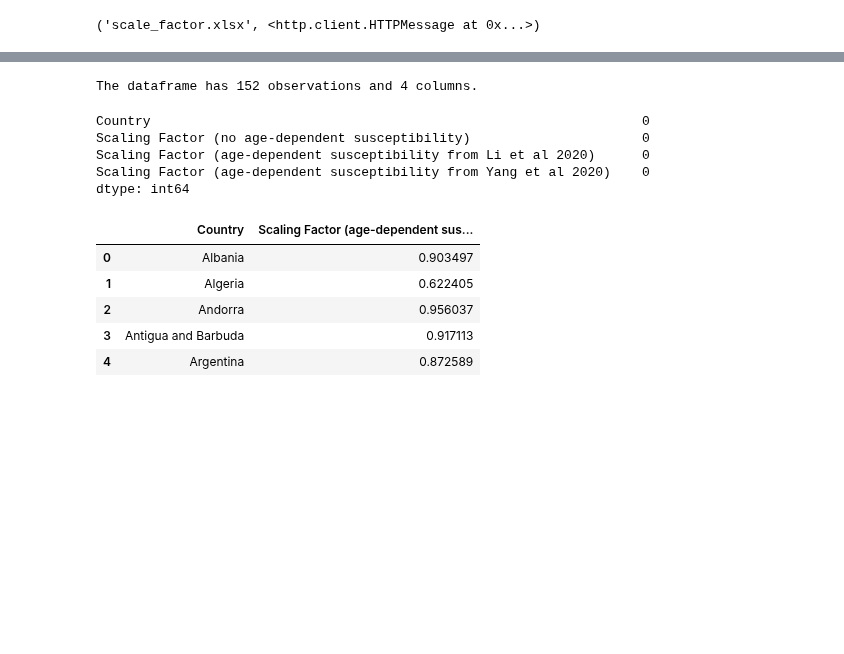
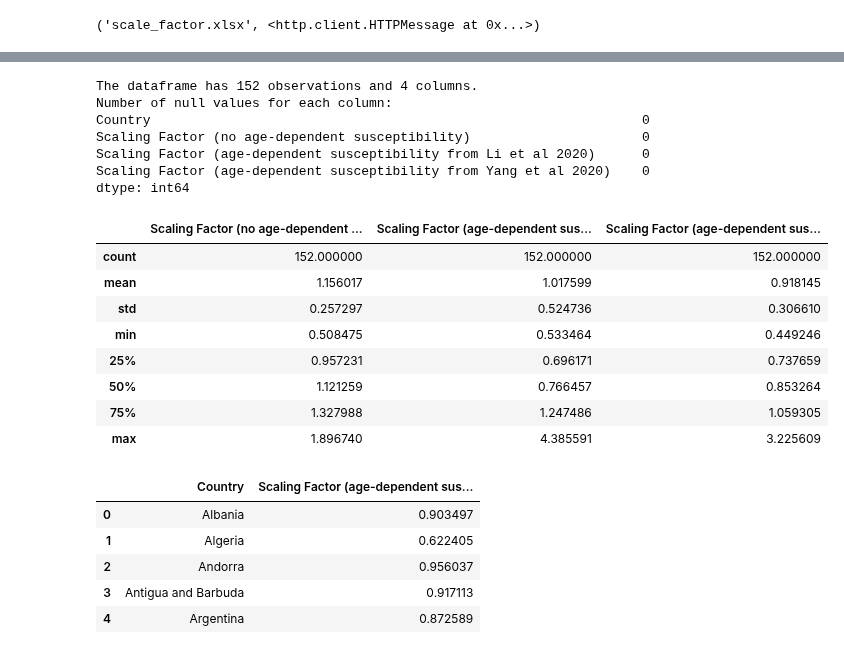
Before and after one commit to GRMDS/RMDS_Coronavirus_project, a Jupyter notebook: analytics/Amy/Country_R0.ipynb, the cells around one changed output, grey strips where cells are left out. Saved outputs shown, nothing was run; the diff lists cells and outputs as text; code cells hidden in the pictures; blank space fills up the shorter version.

Commit message:
combine functions to initial_data_analysis and add workflow diagram

```diff
--- a/analytics/Amy/Country_R0.ipynb
+++ b/analytics/Amy/Country_R0.ipynb
@@ -39,25 +39,29 @@ scale_df.head()
 | 4 | Argentina | 0.972235 | 0.918620 | 0.872589 |
 # %%
 # FUNCTIONS
-def df_dimension(data):
+def initial_data_analysis(data):
     """
-    Check the dimension of a pd.DataFrame
+    1. Check the dimension of a pd.DataFrame
+    2. Check how many null values are there in each column of a dataframe.
+    3. Calculate the summary statistics of continuous variables
+       (count, mean, standard deviation, minimum, maximum, quartiles)
     input: a pandas dataframe
-    return: two integers n_rows - number of rows of the dataframe,
-                         n_col - number of columns of the dataframe
+    return: 1. a tuple showing the dimension of data, (n_row, n_col)
+            2. a pd.Series showing how many null values are there in each column
+            3. a pd.Series or a pd.DataFrame, showing the summary statistics of continuous variables
     """
+    # check dimension of the data
     n_row = data.shape[0]
     n_col = data.shape[1]
 
-    return n_row, n_col
+    # check null values for each variable
+    null = data.isnull().sum()
 
-def check_null(data):
-    """
-    Check how many null values are there in each column of a dataframe.
-    input: a pandas dataframe
-    return: a pandas Series showing the number of null values for each column
-    """
-    return data.isnull().sum()
+    # summary statistics for continuous variables
+    stats = data.describe()
+
+    return (n_row, n_col), null, stats
+
 
 def select_columns(data, col_list):
     """
@@ -79,14 +83,6 @@ def create_R0(data, scale_col, china_R0):
     data["estimated_R0"] = data[scale_col]*china_R0
     return data
 
-def summary_stats(continuous_var):
-    """
-    calculate the summary statistics of continuous variables
-    (count, mean, standard deviation, minimum, maximum, quartiles)
-    input: a pandas series or a dataframe consists of continuous variables
-    return: a pandas series or a dataframe of the summary statistics of continous_var
-    """
-    return continuous_var.describe()
 
 def histogram(continuous_var, title, xlable, ylabel, bin_size=40, figure_size=(10,7)):
     """
@@ -134,22 +130,29 @@ def outliers(data, col, n_std=3):
     lower = data[col].mean() - n_std*data[col].std()
     df_outliers = data.loc[(data[col] > upper)|(data[col] < lower),:]
     return df_outliers
-# %%
-# look at the dimension of the data
-n_rows, n_col = df_dimension(scale_df)
-print(f"The dataframe has {n_rows} observations and {n_col} columns.")
-# %% [output]
-The dataframe has 152 observations and 4 columns.
-# %%
-# check the number of null values for each column
-null_series = check_null(scale_df)
-print(null_series)
-# %% [output]
-Country                                                               0
-Scaling Factor (no age-dependent susceptibility)                      0
-Scaling Factor (age-dependent susceptibility from Li et al 2020)      0
-Scaling Factor (age-dependent susceptibility from Yang et al 2020)    0
-dtype: int64
+# %%
+# perform initial_data_anaylsis on scale_df
+dimension, null_series, summary_stats = initial_data_analysis(scale_df)
+print(f"The dataframe has {dimension[0]} observations and {dimension[1]} columns.")
+print(f"Number of null values for each column:", null_series, sep="\n")
+summary_stats
+# %% [output]
+The dataframe has 152 observations and 4 columns.
+Number of null values for each column:
+Country                                                               0
+Scaling Factor (no age-dependent susceptibility)                      0
+Scaling Factor (age-dependent susceptibility from Li et al 2020)      0
+Scaling Factor (age-dependent susceptibility from Yang et al 2020)    0
+dtype: int64
+|  | Scaling Factor (no age-dependent ... | Scaling Factor (age-dependent sus... | Scaling Factor (age-dependent sus... |
+| count | 152.000000 | 152.000000 | 152.000000 |
+| mean | 1.156017 | 1.017599 | 0.918145 |
+| std | 0.257297 | 0.524736 | 0.306610 |
+| min | 0.508475 | 0.533464 | 0.449246 |
+| 25% | 0.957231 | 0.696171 | 0.737659 |
+| 50% | 1.121259 | 0.766457 | 0.853264 |
+| 75% | 1.327988 | 1.247486 | 1.059305 |
+| max | 1.896740 | 4.385591 | 3.225609 |
 # %%
 # select only the columns needed to calculate R0
 cols = ["Country", "Scaling Factor (age-dependent susceptibility from Yang et al 2020)"]
```
Also changed, not shown: parts of 3 cells of this notebook, 2 other files.
